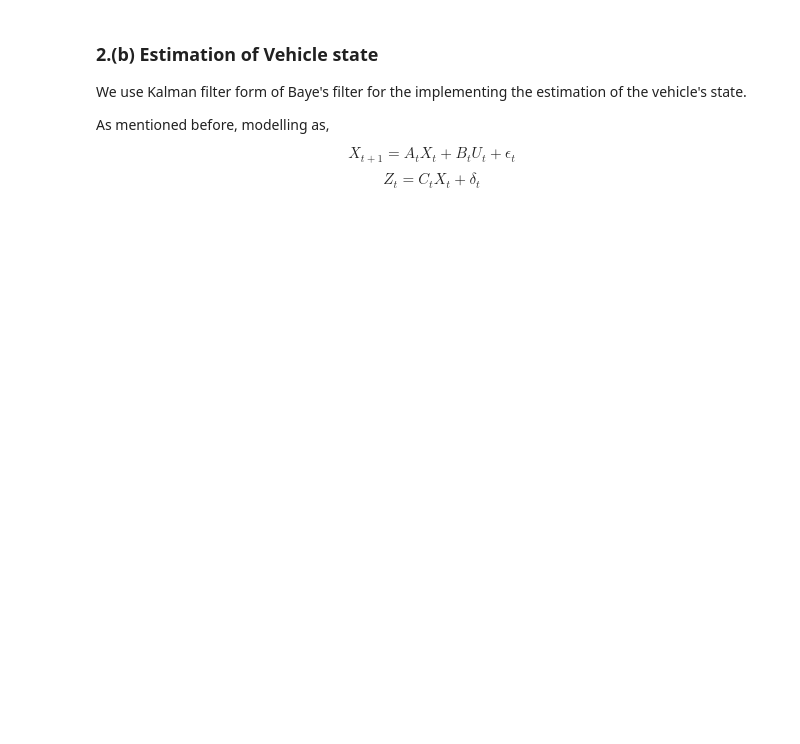
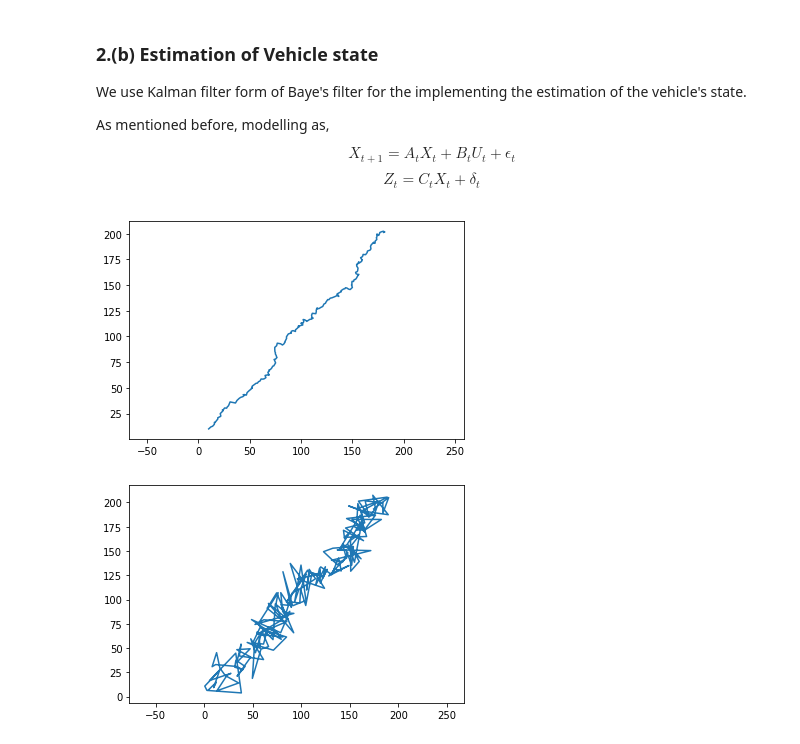
Before and after one commit to TheRealXster/COL864-Assgn1, a Jupyter notebook: A1_Q2.ipynb, the cells around one changed output. Drawn from its saved outputs; the diff is of its cells as text; code cells hidden in the pictures; blank space fills up the shorter version.

```diff
--- a/A1_Q2.ipynb
+++ b/A1_Q2.ipynb
@@ -98,4 +99,18 @@ As mentioned before, modelling as,
 $$ X_{t+1} = A_{t}X_{t} + B_{t}U_{t} + \epsilon_{t} $$
 $$ Z_t = C_{t}X_{t} + \delta_{t} $$
 # %%
+def state_estimation(U , X , X_obs , params):
+    X_init = X[0,:]
+    X_prior = np.zeros(X.shape)
+    X_prior[0,:] = np.random.multivariate_normal(X_init , 0.0001*np.identity(4))
+
+
+
+params = parameters()
+del_xy,X_init = zero_initializer()
 X_init = np.array([10,10,1,1])
+X,X_obs = time_series(del_xy,X_init,params)
+plotter(X,X_obs)
+# %% [output]
+[figure, added]
+[figure, added]
```
Also changed, not shown: parts of 1 cell of this notebook.
